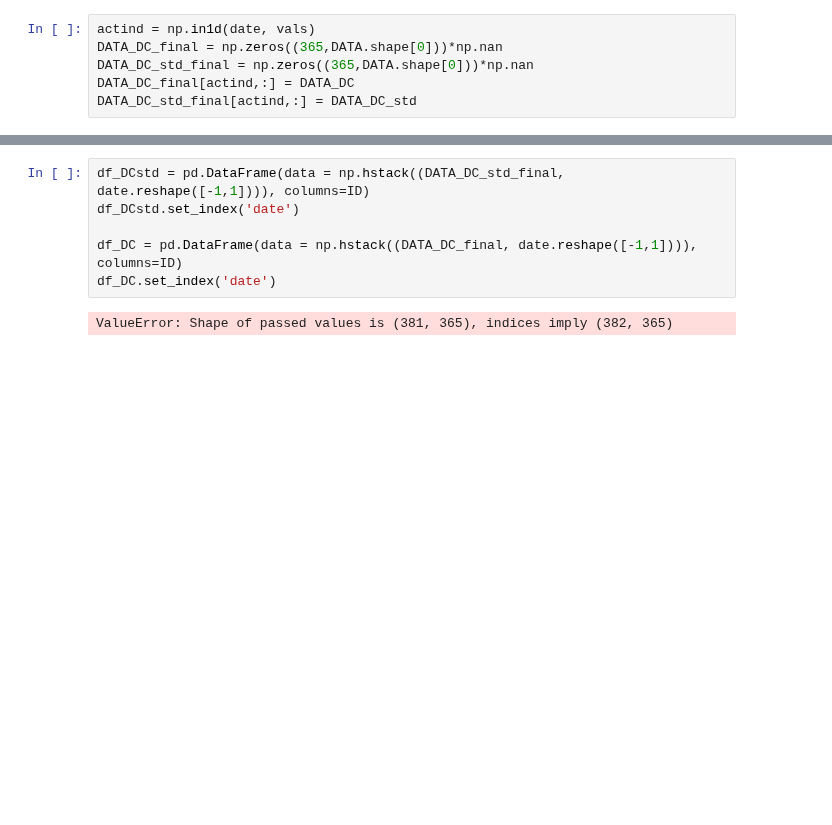
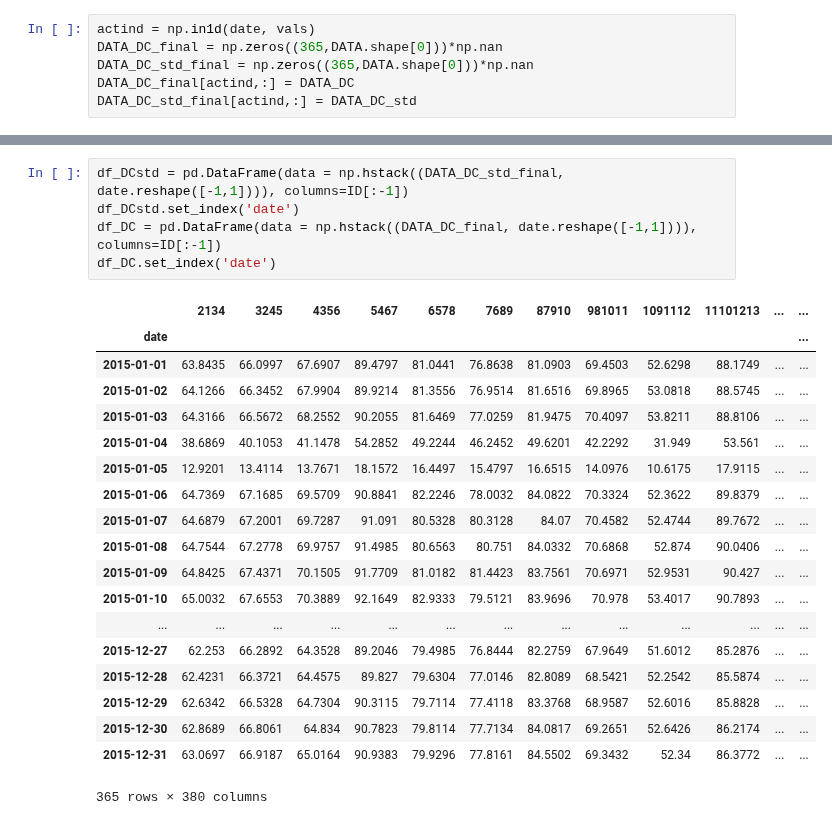
Before and after one commit to sgkang/DamGeophysics, a Jupyter notebook: notebook/CompositeData-Lim.ipynb, the cells around one changed output, grey strips where cells are left out. Drawn from its saved outputs; the diff is of its cells as text; blank space fills up the shorter version.

Commit message:
fix CompositeData-Lim.ipynb due to sunkeun's request

```diff
--- a/notebook/CompositeData-Lim.ipynb
+++ b/notebook/CompositeData-Lim.ipynb
@@ -254,11 +313,28 @@ DATA_DC.shape
 # %%
-df_DCstd = pd.DataFrame(data = np.hstack((DATA_DC_std_final, date.reshape([-1,1]))), columns=ID)
+df_DCstd = pd.DataFrame(data = np.hstack((DATA_DC_std_final, date.reshape([-1,1]))), columns=ID[:-1])
 df_DCstd.set_index('date')
-
-df_DC = pd.DataFrame(data = np.hstack((DATA_DC_final, date.reshape([-1,1]))), columns=ID)
+df_DC = pd.DataFrame(data = np.hstack((DATA_DC_final, date.reshape([-1,1]))), columns=ID[:-1])
 df_DC.set_index('date')
 # %% [output]
+|  | 2134 | 3245 | 4356 | 5467 | 6578 | 7689 | 87910 | 981011 | 1091112 | 11101213 | ... | ... |
+| date |  |  |  |  |  |  |  |  |  |  |  | ... |
+| 2015-01-01 | 63.8435 | 66.0997 | 67.6907 | 89.4797 | 81.0441 | 76.8638 | 81.0903 | 69.4503 | 52.6298 | 88.1749 | ... | ... |
+| 2015-01-02 | 64.1266 | 66.3452 | 67.9904 | 89.9214 | 81.3556 | 76.9514 | 81.6516 | 69.8965 | 53.0818 | 88.5745 | ... | ... |
+| 2015-01-03 | 64.3166 | 66.5672 | 68.2552 | 90.2055 | 81.6469 | 77.0259 | 81.9475 | 70.4097 | 53.8211 | 88.8106 | ... | ... |
+| 2015-01-04 | 38.6869 | 40.1053 | 41.1478 | 54.2852 | 49.2244 | 46.2452 | 49.6201 | 42.2292 | 31.949 | 53.561 | ... | ... |
+| 2015-01-05 | 12.9201 | 13.4114 | 13.7671 | 18.1572 | 16.4497 | 15.4797 | 16.6515 | 14.0976 | 10.6175 | 17.9115 | ... | ... |
+| 2015-01-06 | 64.7369 | 67.1685 | 69.5709 | 90.8841 | 82.2246 | 78.0032 | 84.0822 | 70.3324 | 52.3622 | 89.8379 | ... | ... |
+| 2015-01-07 | 64.6879 | 67.2001 | 69.7287 | 91.091 | 80.5328 | 80.3128 | 84.07 | 70.4582 | 52.4744 | 89.7672 | ... | ... |
+| 2015-01-08 | 64.7544 | 67.2778 | 69.9757 | 91.4985 | 80.6563 | 80.751 | 84.0332 | 70.6868 | 52.874 | 90.0406 | ... | ... |
+| 2015-01-09 | 64.8425 | 67.4371 | 70.1505 | 91.7709 | 81.0182 | 81.4423 | 83.7561 | 70.6971 | 52.9531 | 90.427 | ... | ... |
+| 2015-01-10 | 65.0032 | 67.6553 | 70.3889 | 92.1649 | 82.9333 | 79.5121 | 83.9696 | 70.978 | 53.4017 | 90.7893 | ... | ... |
+| ... | ... | ... | ... | ... | ... | ... | ... | ... | ... | ... | ... | ... |
+| 2015-12-27 | 62.253 | 66.2892 | 64.3528 | 89.2046 | 79.4985 | 76.8444 | 82.2759 | 67.9649 | 51.6012 | 85.2876 | ... | ... |
+| 2015-12-28 | 62.4231 | 66.3721 | 64.4575 | 89.827 | 79.6304 | 77.0146 | 82.8089 | 68.5421 | 52.2542 | 85.5874 | ... | ... |
+| 2015-12-29 | 62.6342 | 66.5328 | 64.7304 | 90.3115 | 79.7114 | 77.4118 | 83.3768 | 68.9587 | 52.6016 | 85.8828 | ... | ... |
+| 2015-12-30 | 62.8689 | 66.8061 | 64.834 | 90.7823 | 79.8114 | 77.7134 | 84.0817 | 69.2651 | 52.6426 | 86.2174 | ... | ... |
+| 2015-12-31 | 63.0697 | 66.9187 | 65.0164 | 90.9383 | 79.9296 | 77.8161 | 84.5502 | 69.3432 | 52.34 | 86.3772 | ... | ... |
-ValueError: Shape of passed values is (381, 365), indices imply (382, 365)
+365 rows × 380 columns
 # %%
 df.to_csv("../data/ChungCheonDC/CompositeETCdata.csv")
 df_DC.to_csv("../data/ChungCheonDC/CompositeDCdata.csv")
```
Also changed, not shown: parts of 18 cells of this notebook, 5 other files.
